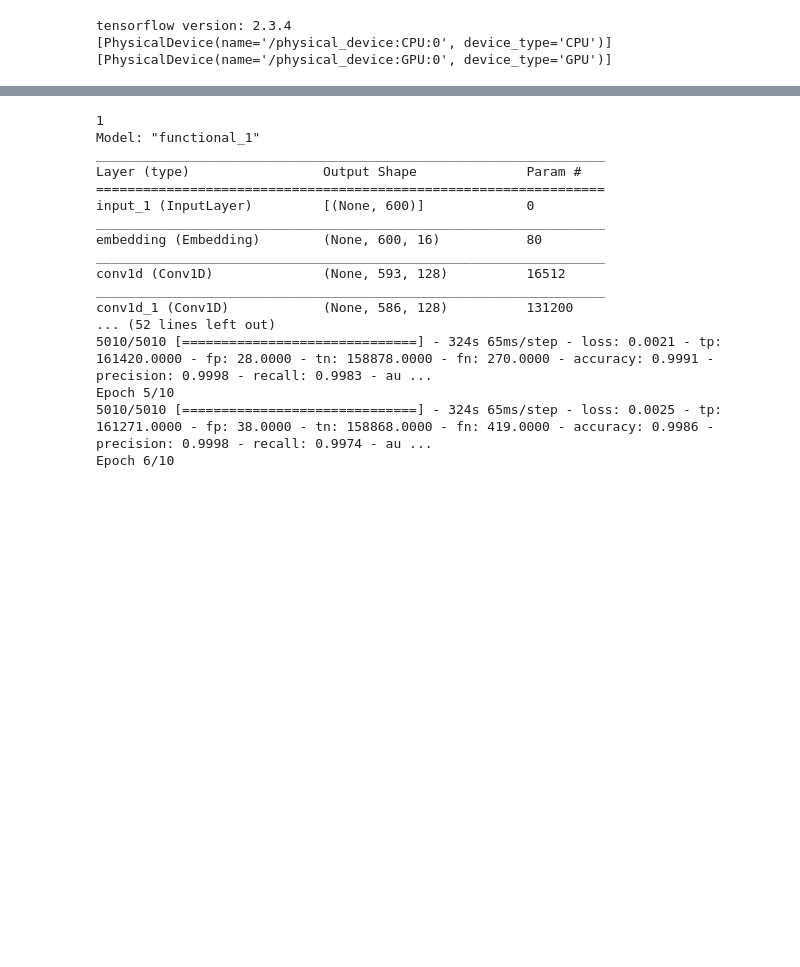
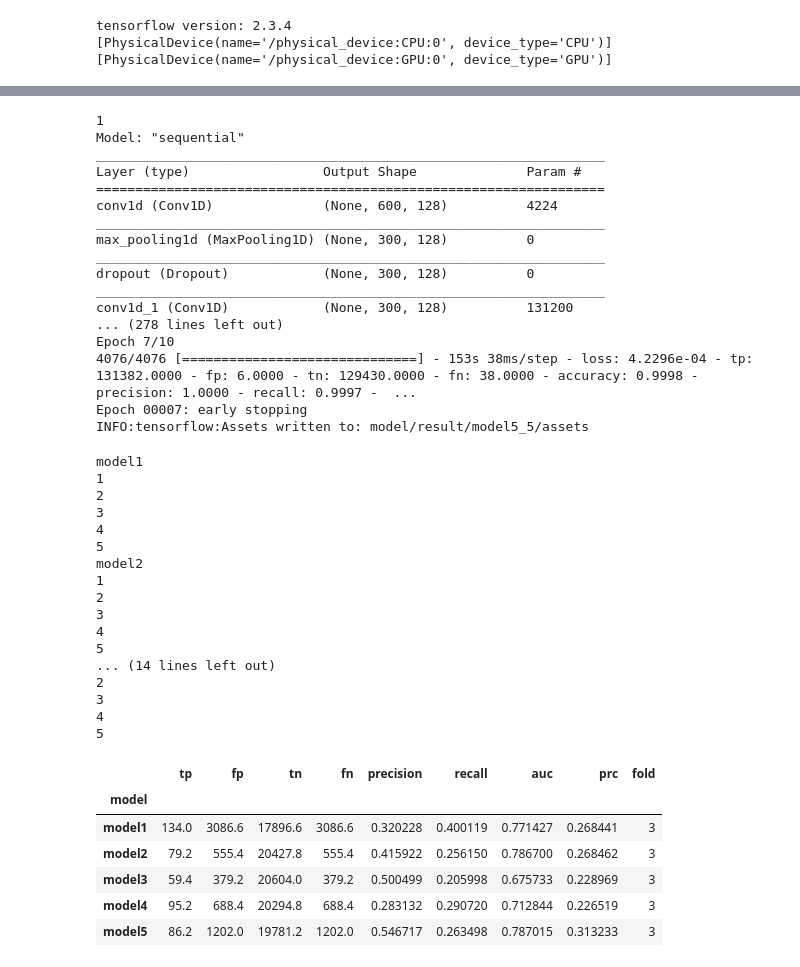
Before and after one commit to liyupeng111/2023_IRES, a Jupyter notebook: IRES_classification.ipynb, the cells around one changed output, grey strips where cells are left out. Drawn from its saved outputs; the diff is of its cells as text; code cells hidden in the pictures; blank space fills up the shorter version.

Commit message:
add models

```diff
--- a/IRES_classification.ipynb
+++ b/IRES_classification.ipynb
@@ -129,7 +207,7 @@ custom_padding = getattr(functions, padding_method)
 # %%
 for fold in range(1,6):
     print(fold)
-    data_all=pd.read_csv('data/fold'+str(fold)+'.csv.gz')
+    data_all=pd.read_csv('data/fold'+str(fold)+'.csv')
     data_train=data_all[data_all['set']=='train']
     data_valid=data_all[data_all['set']=='valid']
 
@@ -174,59 +252,90 @@ for fold in range(1,6):
         json.dump(model.history.history, fp)
 # %% [output]
 1
-Model: "functional_1"
+Model: "sequential"
 _________________________________________________________________
 Layer (type)                 Output Shape              Param #
 =================================================================
-input_1 (InputLayer)         [(None, 600)]             0
+conv1d (Conv1D)              (None, 600, 128)          4224
 _________________________________________________________________
-embedding (Embedding)        (None, 600, 16)           80
+max_pooling1d (MaxPooling1D) (None, 300, 128)          0
 _________________________________________________________________
-conv1d (Conv1D)              (None, 593, 128)          16512
+dropout (Dropout)            (None, 300, 128)          0
 _________________________________________________________________
-conv1d_1 (Conv1D)            (None, 586, 128)          131200
-... (52 lines left out)
-5010/5010 [==============================] - 324s 65ms/step - loss: 0.0021 - tp: 161420.0000 - fp: 28.0000 - tn: 158878.0000 - fn: 270.0000 - accuracy: 0.9991 - precision: 0.9998 - recall: 0.9983 - au ...
-Epoch 5/10
-5010/5010 [==============================] - 324s 65ms/step - loss: 0.0025 - tp: 161271.0000 - fp: 38.0000 - tn: 158868.0000 - fn: 419.0000 - accuracy: 0.9986 - precision: 0.9998 - recall: 0.9974 - au ...
-Epoch 6/10
+conv1d_1 (Conv1D)            (None, 300, 128)          131200
+... (278 lines left out)
+Epoch 7/10
+4076/4076 [==============================] - 153s 38ms/step - loss: 4.2296e-04 - tp: 131382.0000 - fp: 6.0000 - tn: 129430.0000 - fn: 38.0000 - accuracy: 0.9998 - precision: 1.0000 - recall: 0.9997 -  ...
+Epoch 00007: early stopping
+INFO:tensorflow:Assets written to: model/result/model5_5/assets
 # %%
 tp=[]
 fp=[]
 tn=[]
 fn=[]
+precision=[]
+recall=[]
 auc=[]
 prc=[]
 fold = []
 model = []
 
-for i in range(1,3):
+for i in range(1,6):
     m='model' + str(i)
     print(m)
     for j in range(1,6):
         print(j)
         f = open('model/result/'+ m +'_'+str(j)+'.json')
         result = json.load(f)
         f.close()
         max_prc = max(result['val_prc'])
         index_max = result['val_prc'].index(max_prc)
         tp.append(result['val_tp'][index_max])
         fp.append(result['val_fp'][index_max])
         tn.append(result['val_tn'][index_max])
         fn.append(result['val_fp'][index_max])
+        precision.append(result['val_precision'][index_max])
+        recall.append(result['val_recall'][index_max])
         auc.append(result['val_auc'][index_max])
         prc.append(max_prc)
         fold.append(j)
         model.append(m)
 
 result=pd.DataFrame({"tp":tp,
                      "fp":fp,
                      "tn":tn,
                      "fn":fn,
+                     "precision":precision,
+                     "recall":recall,
                      "auc":auc,
                      "prc":prc,
                      "fold":fold,
                      "model":model
                     })
 
 result.groupby(['model']).mean()
+# %% [output]
+model1
+1
+2
+3
+4
+5
+model2
+1
+2
+3
+4
+5
+... (14 lines left out)
+2
+3
+4
+5
+|  | tp | fp | tn | fn | precision | recall | auc | prc | fold |
+| model |  |  |  |  |  |  |  |  |  |
+| model1 | 134.0 | 3086.6 | 17896.6 | 3086.6 | 0.320228 | 0.400119 | 0.771427 | 0.268441 | 3 |
+| model2 | 79.2 | 555.4 | 20427.8 | 555.4 | 0.415922 | 0.256150 | 0.786700 | 0.268462 | 3 |
+| model3 | 59.4 | 379.2 | 20604.0 | 379.2 | 0.500499 | 0.205998 | 0.675733 | 0.228969 | 3 |
+| model4 | 95.2 | 688.4 | 20294.8 | 688.4 | 0.283132 | 0.290720 | 0.712844 | 0.226519 | 3 |
+| model5 | 86.2 | 1202.0 | 19781.2 | 1202.0 | 0.546717 | 0.263498 | 0.787015 | 0.313233 | 3 |
```
Also changed, not shown: parts of 9 cells of this notebook, 1 other file.
